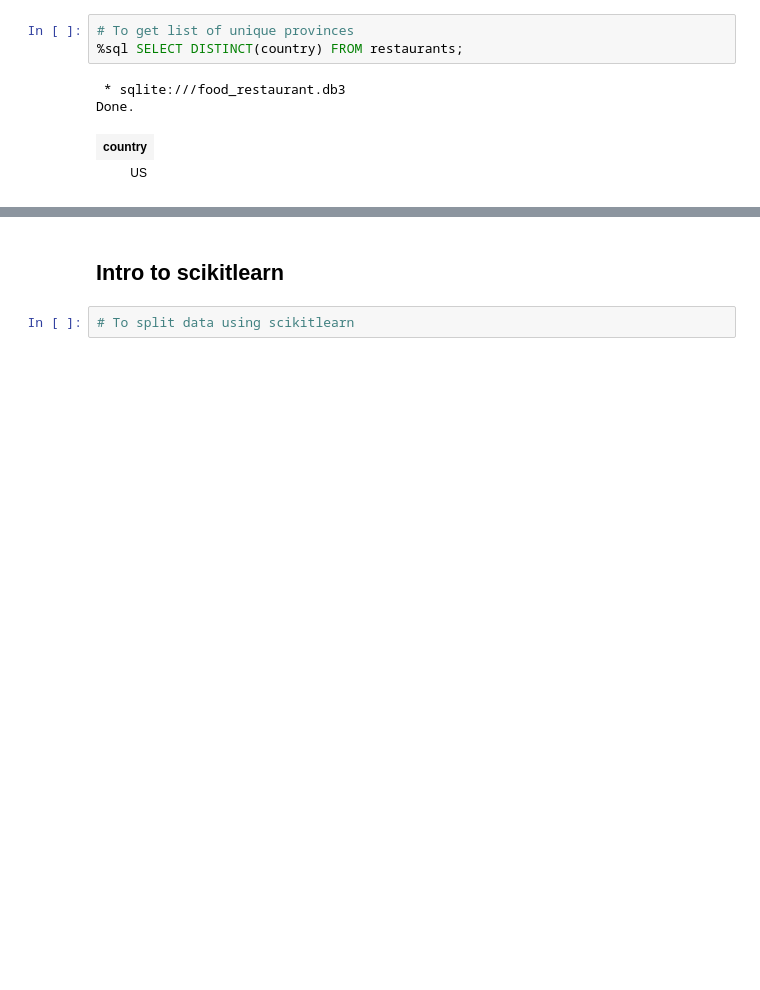
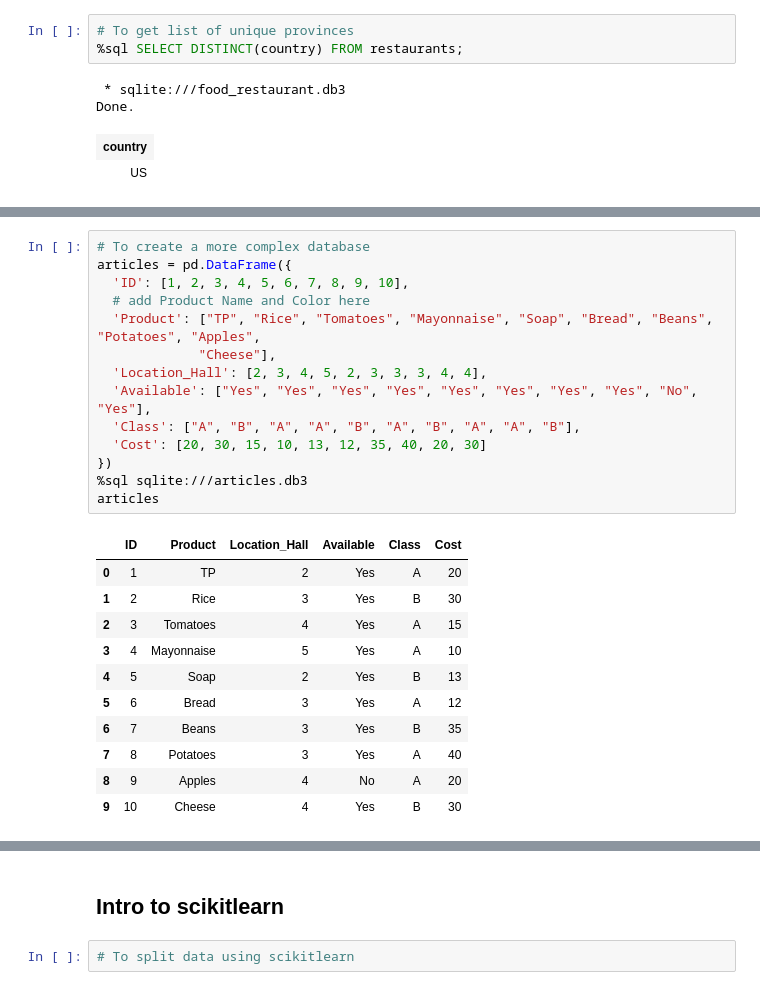
Before and after one commit to ricardopretelt/data-analysis-in-python, a Jupyter notebook: Summary of Python libraries.ipynb, the cells around one changed output, grey strips where cells are left out. Cells and saved outputs as stored; diff of their text form; blank space fills up the shorter version.

```diff
--- a/Summary of Python libraries.ipynb
+++ b/Summary of Python libraries.ipynb
@@ -1164,0 +1319,26 @@ Done.
+# %%
+# To create a more complex database
+articles = pd.DataFrame({
+  'ID': [1, 2, 3, 4, 5, 6, 7, 8, 9, 10],
+  # add Product Name and Color here
+  'Product': ["TP", "Rice", "Tomatoes", "Mayonnaise", "Soap", "Bread", "Beans", "Potatoes", "Apples",
+             "Cheese"],
+  'Location_Hall': [2, 3, 4, 5, 2, 3, 3, 3, 4, 4],
+  'Available': ["Yes", "Yes", "Yes", "Yes", "Yes", "Yes", "Yes", "Yes", "No", "Yes"],
+  'Class': ["A", "B", "A", "A", "B", "A", "B", "A", "A", "B"],
+  'Cost': [20, 30, 15, 10, 13, 12, 35, 40, 20, 30]
+})
+%sql sqlite:///articles.db3
+articles
+# %% [output]
+|  | ID | Product | Location_Hall | Available | Class | Cost |
+| 0 | 1 | TP | 2 | Yes | A | 20 |
+| 1 | 2 | Rice | 3 | Yes | B | 30 |
+| 2 | 3 | Tomatoes | 4 | Yes | A | 15 |
+| 3 | 4 | Mayonnaise | 5 | Yes | A | 10 |
+| 4 | 5 | Soap | 2 | Yes | B | 13 |
+| 5 | 6 | Bread | 3 | Yes | A | 12 |
+| 6 | 7 | Beans | 3 | Yes | B | 35 |
+| 7 | 8 | Potatoes | 3 | Yes | A | 40 |
+| 8 | 9 | Apples | 4 | No | A | 20 |
+| 9 | 10 | Cheese | 4 | Yes | B | 30 |
```
Also changed, not shown: parts of 18 cells of this notebook, 2 other files.
